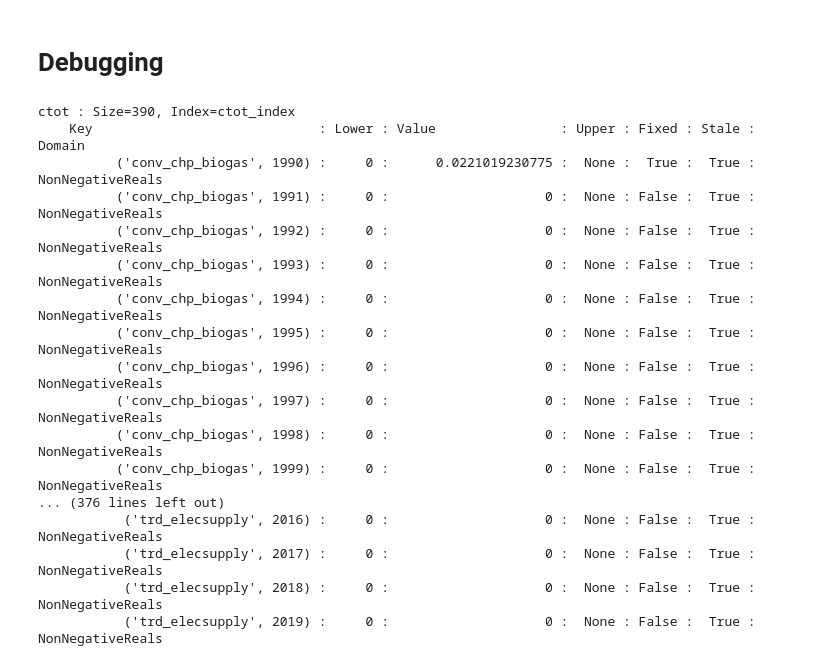
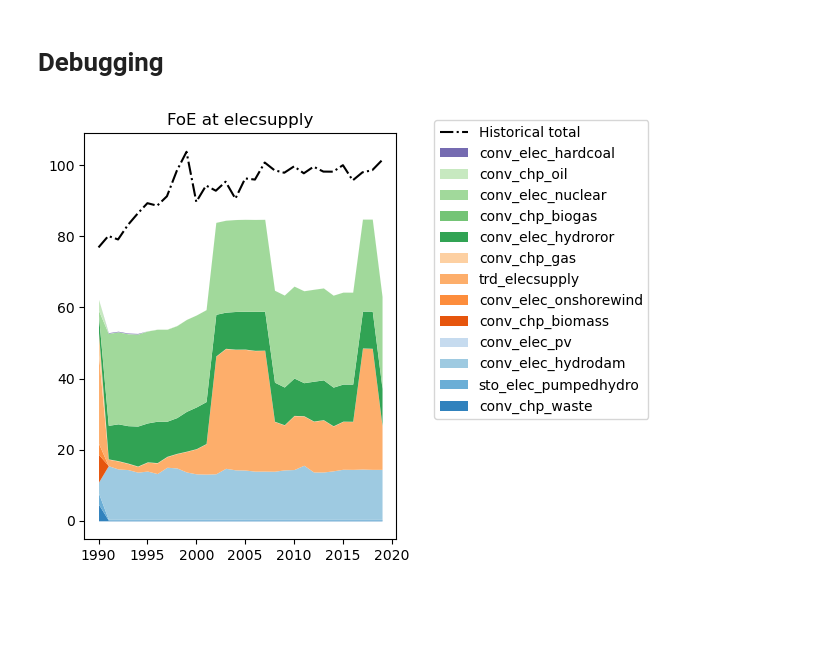
Before and after one commit to irm-codebase/RESTORE, a Jupyter notebook: restore_v1.ipynb, the cells around one changed output. Cells and saved outputs as stored; diff of their text form; code cells hidden in the pictures; blank space fills up the shorter version.

Commit message:
v1.0 finished! Missing: better storage, y0 matching, calibration separate from data...

```diff
--- a/restore_v1.ipynb
+++ b/restore_v1.ipynb
@@ -637,12 +589,45 @@ fin : Size=10800, Index=fin_index
+# %%
+# Conversion
+y0 = model.Years.first()
+for p in model.Convs & model.ProsCap:  # Ensure "efficiency only" conversion tech are skipped.
+    act_y0 = data_handler.get_process_value(p, "actual_activity", model.Years.first())
+    act_y0_h = act_y0/(365*24)
+    for h in model.Hours:
+        model.a[p, y0, h].fix(True)
+        model.a[p, y0, h].set_value(act_y0_h)
+# %%
+# Storage
+y0 = model.Years.first()
+for p in model.Stors & model.ProsCap:  # Ensure "efficiency only" conversion tech are skipped.
+    act_y0 = data_handler.get_process_value(p, "actual_activity", model.Years.first())
+    act_y0_h = act_y0/(365*24)
+    for h in model.Hours:
+        model.a[p, y0, h].fix(True)
+        model.a[p, y0, h].set_value(act_y0_h)
+# %%
+# # Import and export
+y0 = model.Years.first()
+for p in model.Trades:
+    if p in model.TradesImp:
+        actimp_y0 = data_handler.get_process_value(p, "actual_import", model.Years.first())
+        actimp_y0_h = actimp_y0/(365*24)
+        for h in model.Hours:
+            model.aimp[p, y0, h].fix(True)
+            model.aimp[p, y0, h].set_value(actimp_y0_h)
+    if p in model.TradesExp:
+        actexp_y0 = data_handler.get_process_value(p, "actual_export", model.Years.first())
+        actexp_y0_h = actexp_y0/(365*24)
+        for h in model.Hours:
+            model.aexp[p, y0, h].fix(True)
+            model.aexp[p, y0, h].set_value(actexp_y0_h)
 # %%
 # Capacity
-for p in model.ProsCap:
-    y0 = model.Years.first()
-
+y0 = model.Years.first()
+for p, _ in model.ctot:
+    cap_y0 = data_handler.get_process_value(p, "actual_capacity", y0)
     model.ctot[p, y0].fix(True)
     model.cnew[p, y0].fix(True)
     model.cret[p, y0].fix(True)
-    cap_y0 = data_handler.get_process_value(p, "actual_capacity", y0)
     model.ctot[p, y0].set_value(cap_y0)
     model.cnew[p, y0].set_value(0)
     model.cret[p, y0].set_value(0)
@@ -687,23 +672,7 @@ Solution:
   number of solutions displayed: 0
 # %% [markdown]
 # Debugging
-# %%
-model.ctot.pprint()
-# %% [output]
-ctot : Size=390, Index=ctot_index
-    Key                             : Lower : Value                : Upper : Fixed : Stale : Domain
-          ('conv_chp_biogas', 1990) :     0 :      0.0221019230775 :  None :  True :  True : NonNegativeReals
-          ('conv_chp_biogas', 1991) :     0 :                    0 :  None : False :  True : NonNegativeReals
-          ('conv_chp_biogas', 1992) :     0 :                    0 :  None : False :  True : NonNegativeReals
-          ('conv_chp_biogas', 1993) :     0 :                    0 :  None : False :  True : NonNegativeReals
-          ('conv_chp_biogas', 1994) :     0 :                    0 :  None : False :  True : NonNegativeReals
-          ('conv_chp_biogas', 1995) :     0 :                    0 :  None : False :  True : NonNegativeReals
-          ('conv_chp_biogas', 1996) :     0 :                    0 :  None : False :  True : NonNegativeReals
-          ('conv_chp_biogas', 1997) :     0 :                    0 :  None : False :  True : NonNegativeReals
-          ('conv_chp_biogas', 1998) :     0 :                    0 :  None : False :  True : NonNegativeReals
-          ('conv_chp_biogas', 1999) :     0 :                    0 :  None : False :  True : NonNegativeReals
-... (376 lines left out)
-           ('trd_elecsupply', 2016) :     0 :                    0 :  None : False :  True : NonNegativeReals
-           ('trd_elecsupply', 2017) :     0 :                    0 :  None : False :  True : NonNegativeReals
-           ('trd_elecsupply', 2018) :     0 :                    0 :  None : False :  True : NonNegativeReals
-           ('trd_elecsupply', 2019) :     0 :                    0 :  None : False :  True : NonNegativeReals
+# %%
+axis = restore_plots.plot_fout(model, data_handler, "elecsupply")
+# %% [output]
+[figure, added]
```
Also changed, not shown: parts of 23 cells of this notebook, 3 other files.
